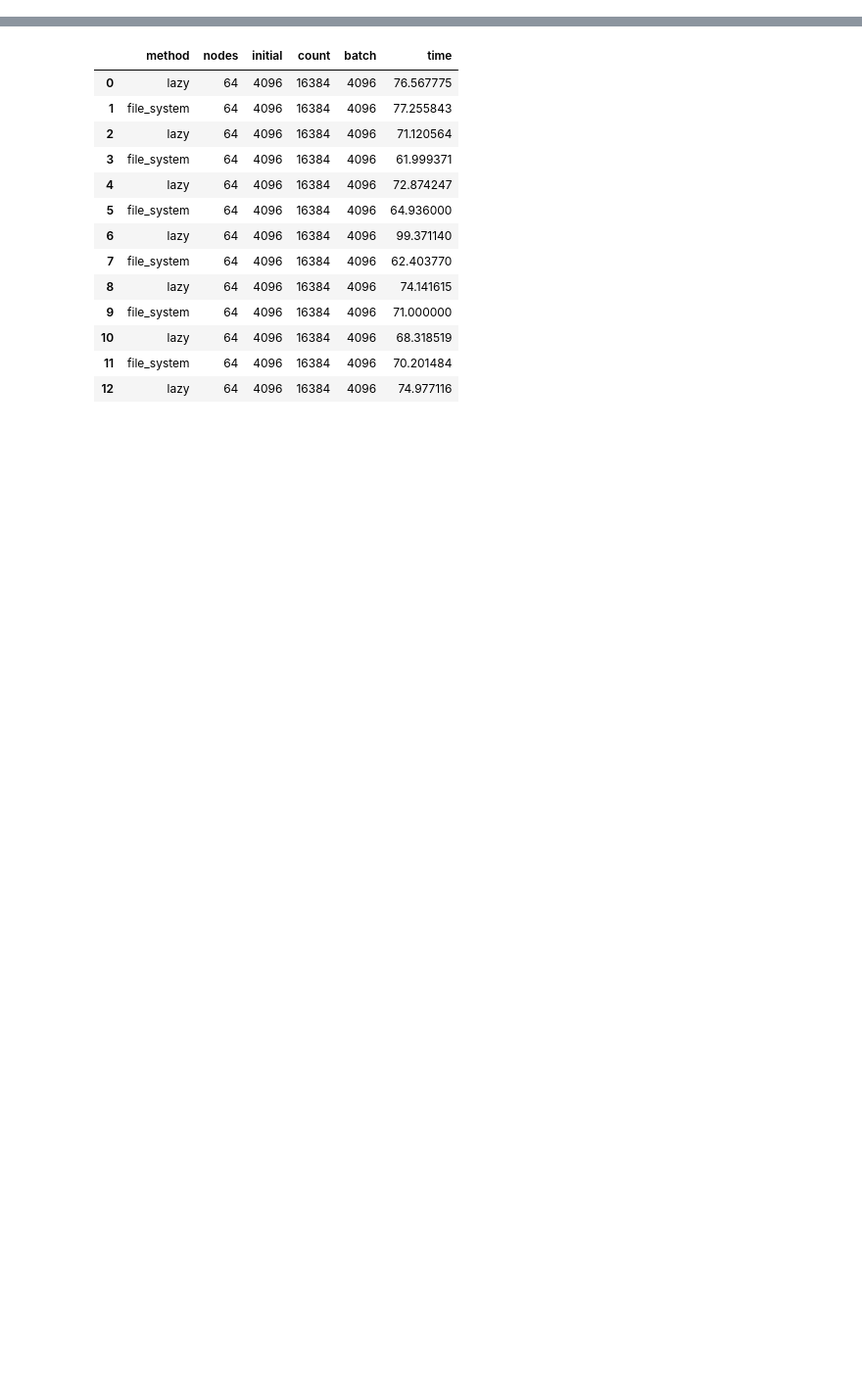
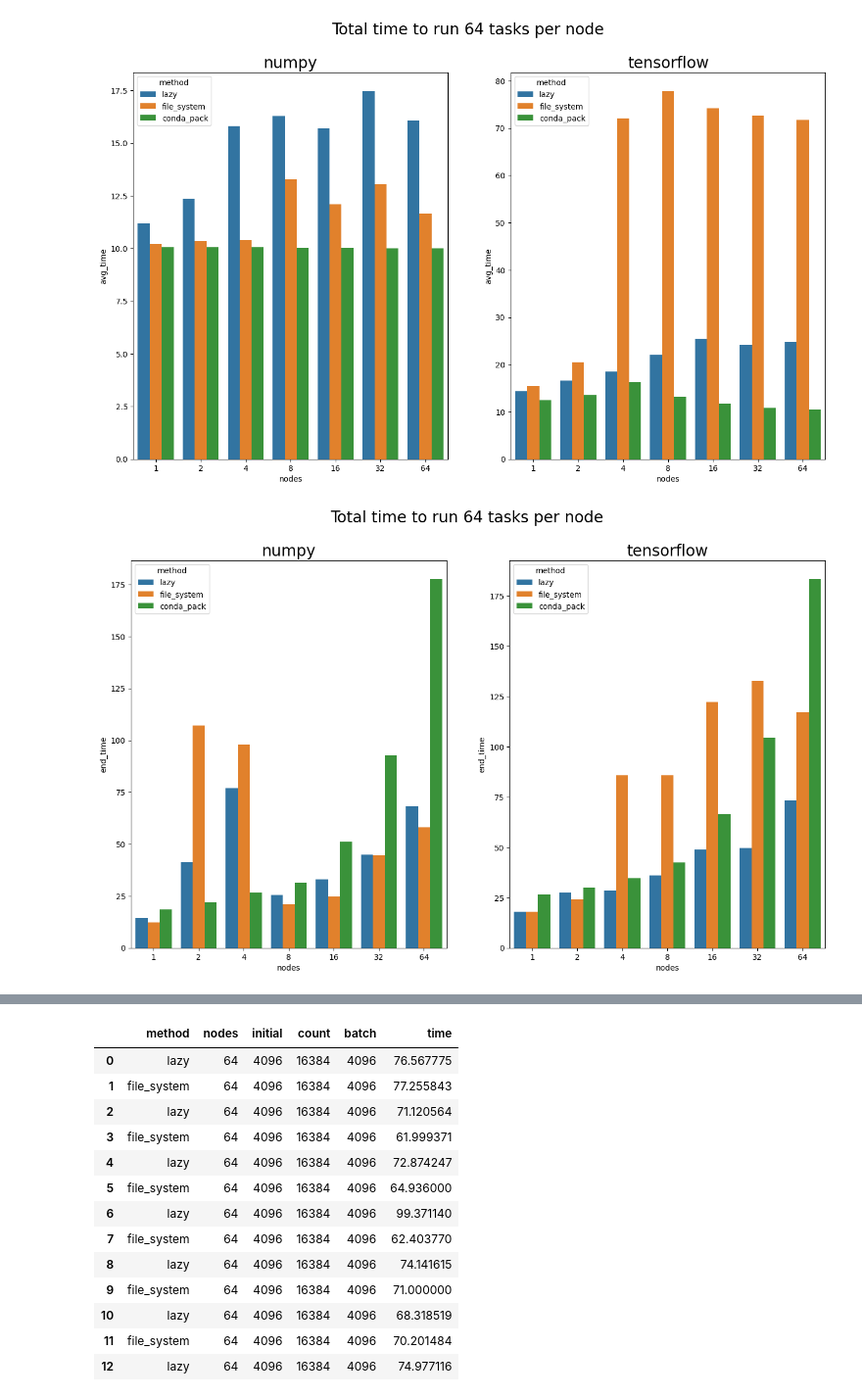
Before and after one commit to AK2000/proxy-imports, a Jupyter notebook: Plot Results (Perlmutter).ipynb, the cells around one changed output, grey strips where cells are left out. Shown: that part at 98% size. Saved outputs shown, nothing was run; the diff lists cells and outputs as text; code cells hidden in the pictures; blank space fills up the shorter version.

```diff
--- a/Plot Results (Perlmutter).ipynb
+++ b/Plot Results (Perlmutter).ipynb
@@ -59,0 +86,10 @@ plt.show()
+# %%
+plot_time_vs_nodes(64, sleep=10)
+plt.show()
+plot_time_vs_nodes(64, y="end_time", sleep=10)
+plt.show()
+plot_time_vs_nodes(64, y="total_time", sleep=10)
+plt.show()
+# %% [output]
+[figure, added]
+[figure, added]
```
Also changed, not shown: parts of 10 cells of this notebook, 1 other file.
